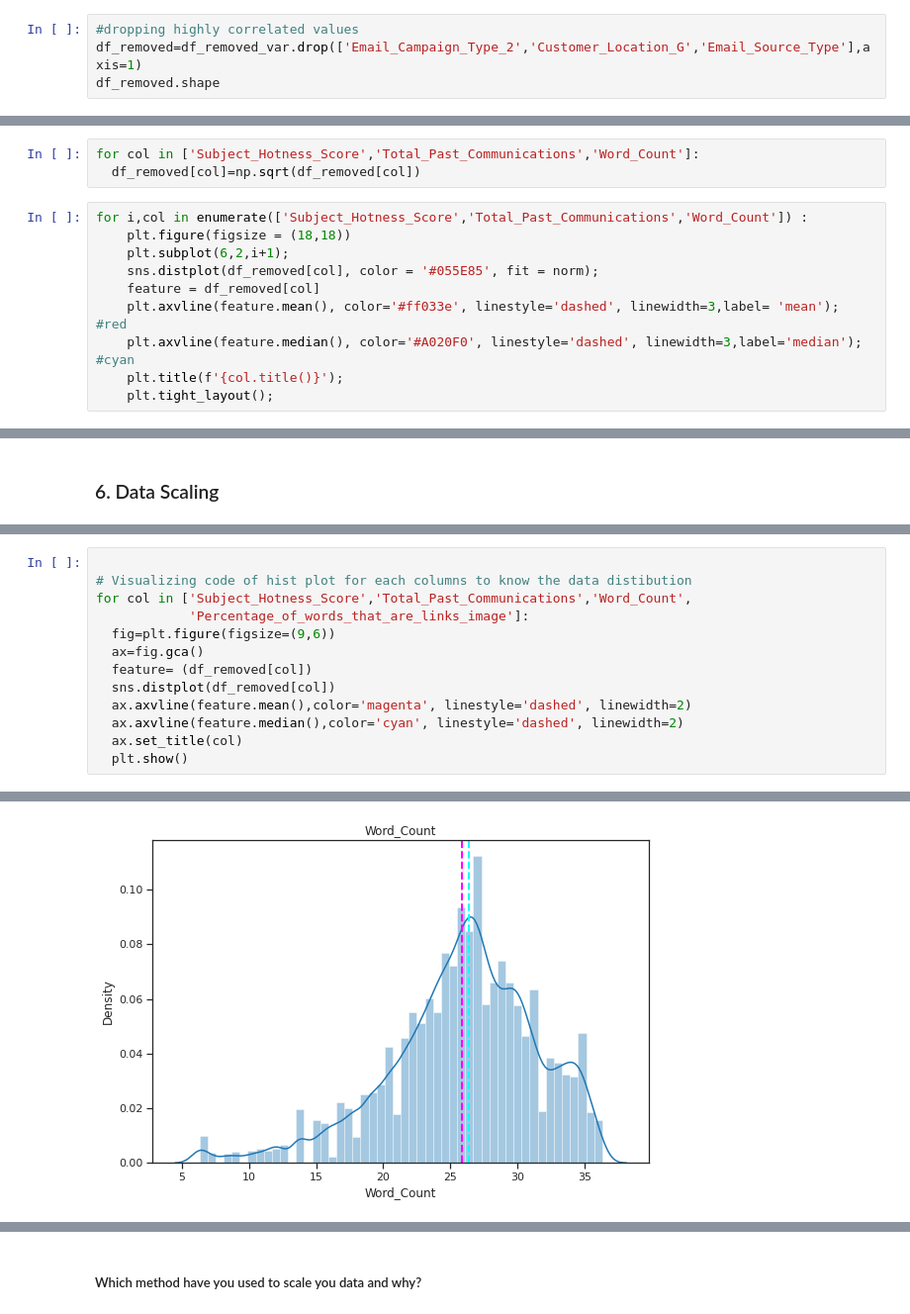
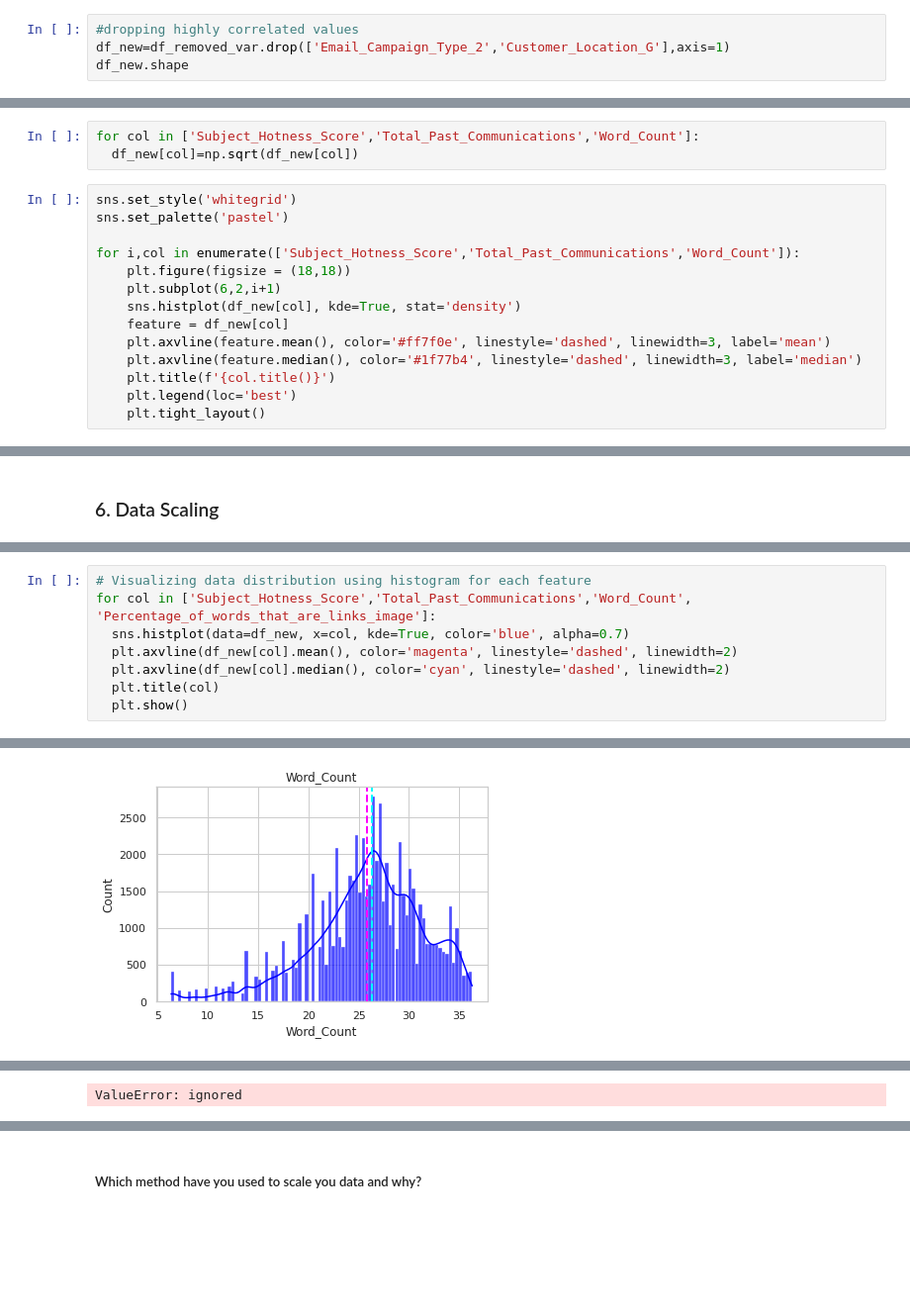
Before and after one commit to shyamsgadekar/Email_Campaign_Effectiveness_Prediction_shyam_gadekar, a Jupyter notebook: Email_Campaign_Effectiveness_Prediction_shyam_gadekar.ipynb, the cells around one changed output, grey strips where cells are left out. Shown at 99% size. Saved outputs shown, nothing was run; the diff lists cells and outputs as text; blank space fills up the shorter version.

```diff
--- a/Email_Campaign_Effectiveness_Prediction_shyam_gadekar.ipynb
+++ b/Email_Campaign_Effectiveness_Prediction_shyam_gadekar.ipynb
@@ -1647,6 +1647,6 @@ correlation(df_removed_var,0.6)
 # %%
 #dropping highly correlated values
-df_removed=df_removed_var.drop(['Email_Campaign_Type_2','Customer_Location_G','Email_Source_Type'],axis=1)
-df_removed.shape
+df_new=df_removed_var.drop(['Email_Campaign_Type_2','Customer_Location_G'],axis=1)
+df_new.shape
 # %% [output]
 (68353, 16)
@@ -1833,14 +1825,18 @@ for variable in non_symmetric_feature:
 # %%
 for col in ['Subject_Hotness_Score','Total_Past_Communications','Word_Count']:
-  df_removed[col]=np.sqrt(df_removed[col])
+  df_new[col]=np.sqrt(df_new[col])
 # %%
-for i,col in enumerate(['Subject_Hotness_Score','Total_Past_Communications','Word_Count']) :
+sns.set_style('whitegrid')
+sns.set_palette('pastel')
+
+for i,col in enumerate(['Subject_Hotness_Score','Total_Past_Communications','Word_Count']):
     plt.figure(figsize = (18,18))
-    plt.subplot(6,2,i+1);
-    sns.distplot(df_removed[col], color = '#055E85', fit = norm);
-    feature = df_removed[col]
-    plt.axvline(feature.mean(), color='#ff033e', linestyle='dashed', linewidth=3,label= 'mean');  #red
-    plt.axvline(feature.median(), color='#A020F0', linestyle='dashed', linewidth=3,label='median'); #cyan
-    plt.title(f'{col.title()}');
-    plt.tight_layout();
+    plt.subplot(6,2,i+1)
+    sns.histplot(df_new[col], kde=True, stat='density')
+    feature = df_new[col]
+    plt.axvline(feature.mean(), color='#ff7f0e', linestyle='dashed', linewidth=3, label='mean')
+    plt.axvline(feature.median(), color='#1f77b4', linestyle='dashed', linewidth=3, label='median')
+    plt.title(f'{col.title()}')
+    plt.legend(loc='best')
+    plt.tight_layout()
 # %% [output]
@@ -1865,14 +1859,9 @@ df_removed.head()
 # %%
-
-# Visualizing code of hist plot for each columns to know the data distibution
-for col in ['Subject_Hotness_Score','Total_Past_Communications','Word_Count',
-            'Percentage_of_words_that_are_links_image']:
-  fig=plt.figure(figsize=(9,6))
-  ax=fig.gca()
-  feature= (df_removed[col])
-  sns.distplot(df_removed[col])
-  ax.axvline(feature.mean(),color='magenta', linestyle='dashed', linewidth=2)
-  ax.axvline(feature.median(),color='cyan', linestyle='dashed', linewidth=2)
-  ax.set_title(col)
+# Visualizing data distribution using histogram for each feature
+for col in ['Subject_Hotness_Score','Total_Past_Communications','Word_Count', 'Percentage_of_words_that_are_links_image']:
+  sns.histplot(data=df_new, x=col, kde=True, color='blue', alpha=0.7)
+  plt.axvline(df_new[col].mean(), color='magenta', linestyle='dashed', linewidth=2)
+  plt.axvline(df_new[col].median(), color='cyan', linestyle='dashed', linewidth=2)
+  plt.title(col)
   plt.show()
 # %% [output]
@@ -1881 +1870 @@ for col in ['Subject_Hotness_Score','Total_Past_Communications','Word_Count',
-[figure, old version]
+[figure, new version]
@@ -1883,3 +1871,4 @@ for col in ['Subject_Hotness_Score','Total_Past_Communications','Word_Count',
+ValueError: ignored
 # %%
 #standard scaler
 for col in ['Subject_Hotness_Score','Total_Past_Communications','Word_Count',
```
Also changed, not shown: parts of 35 cells of this notebook.
